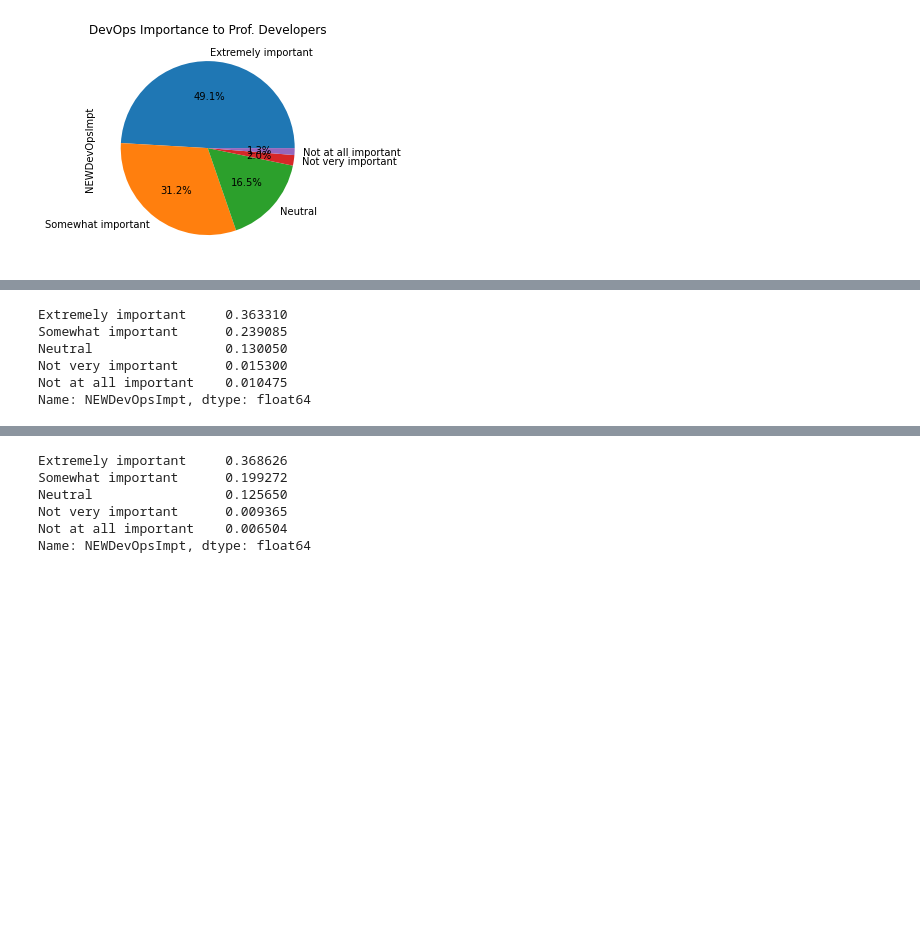
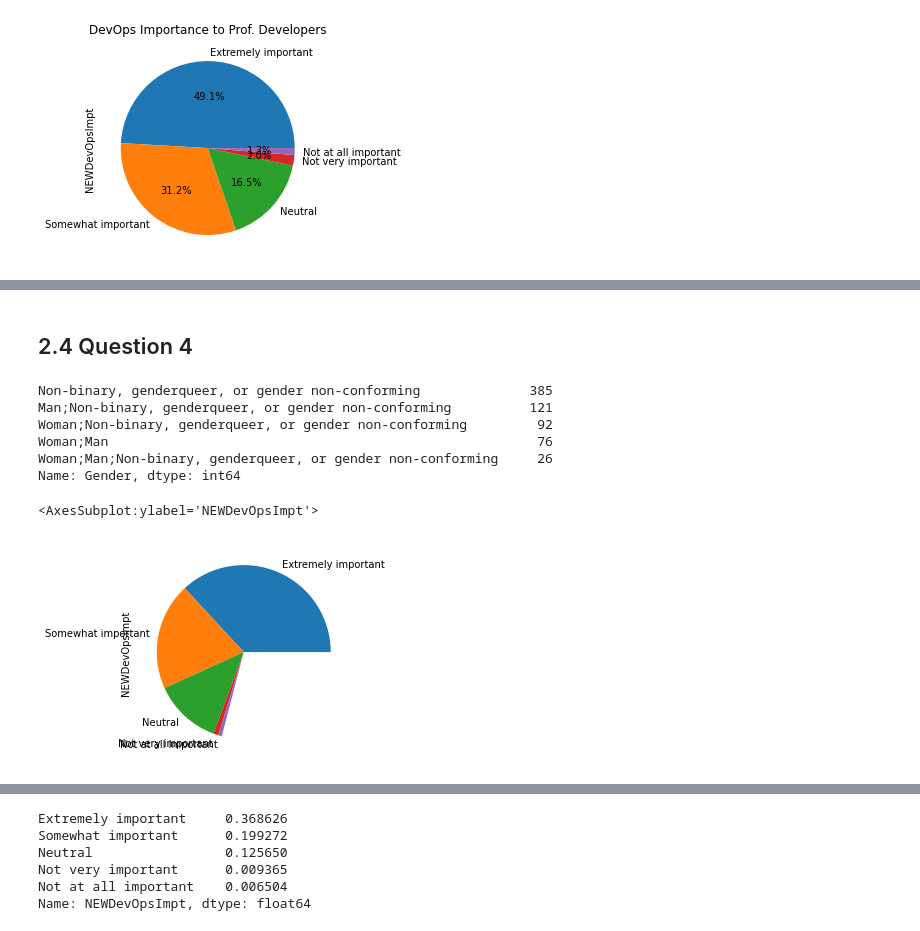
Before and after one commit to edivaldojuniorch/stackoverflow_2020_analysis, a Jupyter notebook: StackOverflow Survey 2020.ipynb, the cells around one changed output, grey strips where cells are left out. Drawn from its saved outputs; the diff is of its cells as text; code cells hidden in the pictures; blank space fills up the shorter version.

```diff
--- a/StackOverflow Survey 2020.ipynb
+++ b/StackOverflow Survey 2020.ipynb
@@ -100,11 +101,23 @@ df_us_val = df_us['NEWDevOpsImpt'].value_counts()
-# %%
-# Question 3 : How men and women gender influence the DevOpsImpt evaluation on USA ?
-df_devops_usa_man = df[df['Gender']=='Man']
-df_devops_usa_man['NEWDevOpsImpt'].value_counts()/df_devops_usa_man['NEWDevOpsImpt'].shape[0]
-# %% [output]
-Extremely important     0.363310
-Somewhat important      0.239085
-Neutral                 0.130050
-Not very important      0.015300
-Not at all important    0.010475
-Name: NEWDevOpsImpt, dtype: float64
+# %% [markdown]
+## 2.4 Question 4
+# %%
+# df[(df['Gender']!='Woman') and (df['Gender']!='Man')].value_counts()
+D = df.query("Gender != 'Woman' ")
+D = D.query("Gender != 'Man'")
+
+D['Gender'].value_counts()
+# %% [output]
+Non-binary, genderqueer, or gender non-conforming              385
+Man;Non-binary, genderqueer, or gender non-conforming          121
+Woman;Non-binary, genderqueer, or gender non-conforming         92
+Woman;Man                                                       76
+Woman;Man;Non-binary, genderqueer, or gender non-conforming     26
+Name: Gender, dtype: int64
+# %%
+df_1 = df[df['Gender'].isnull()==False]
+df_1_w = df_1[df_1['Gender']=='Woman']
+
+(df_1_w['NEWDevOpsImpt'].value_counts()/df_1_w.shape[0]).plot(kind='pie')
+# %% [output]
+<AxesSubplot:ylabel='NEWDevOpsImpt'>
+[figure, added]
```
Also changed, not shown: parts of 26 cells of this notebook.
